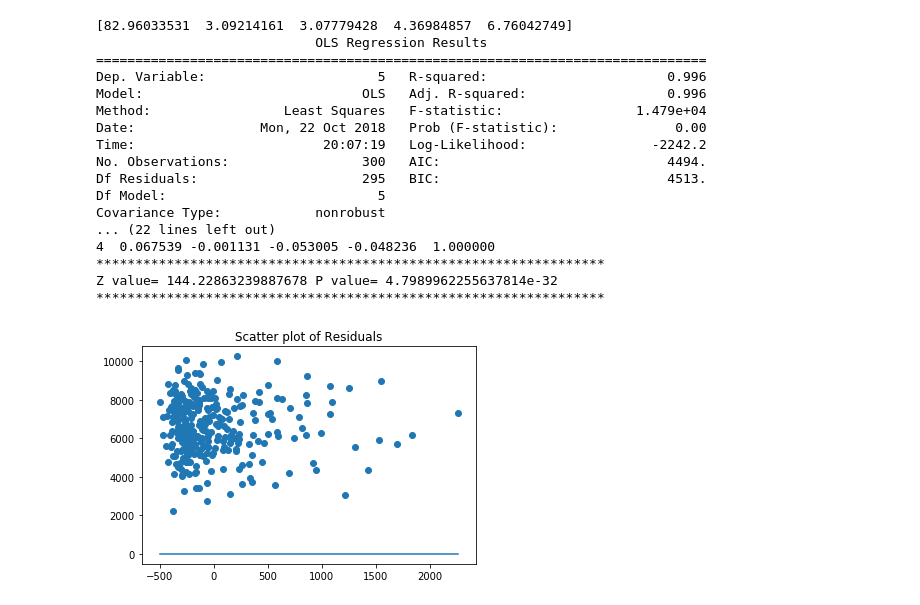
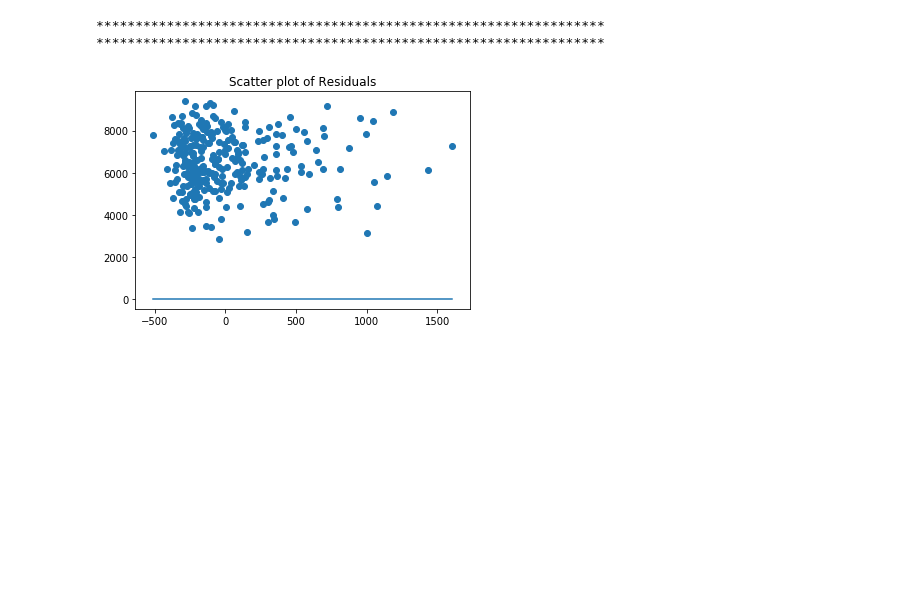
Before and after one commit to kalyanghosh/Linear-Multivariable-Regression, a Jupyter notebook: code/Project2.ipynb, the cells around one changed output. Drawn from its saved outputs; the diff is of its cells as text; code cells hidden in the pictures; blank space fills up the shorter version.

```diff
--- a/code/Project2.ipynb
+++ b/code/Project2.ipynb
@@ -289,6 +301,21 @@ class Multivariate_Linear_Regression:
         data=pd.read_csv(file_to_open,skiprows=None,header=None)
         df = pd.DataFrame(data)
 
+
+        Q1 = df.quantile(0.25)
+        Q3 = df.quantile(0.75)
+        IQR = Q3 - Q1 #interquartile range for the values of all the variables
+
+        #print ("Interquartile Ranges")
+        #print(IQR)
+
+        #print ("***************************************")
+        #print ("Removing outliers")
+
+        #print (df.shape)
+        df = df[~((df < (Q1 - 1.5 * IQR)) |(df > (Q3 + 1.5 * IQR))).any(axis=1)]
+        #print (df.shape)
+
         X=df.iloc[:,[0,1,2,3,4]]
         X1 = df.iloc[:,0]
         X2 = df.iloc[:,1]
@@ -298,25 +325,32 @@ class Multivariate_Linear_Regression:
         Y = df.iloc[:,5]
 
         # 3.1
-        clf = linear_model.LinearRegression()
-        clf.fit(X, Y)
+        clf = linear_model.LinearRegression(fit_intercept=True)
+        clf.fit(X,Y)
         beta=clf.coef_
         beta_intercept=clf.intercept_
-        print (beta)
+        #print ("Intercept=",beta_intercept,"Coeffecients=",beta)
 
         clf1=sm.OLS(Y,X)
-        clf2=clf1.fit()
-        print (clf2.summary())
+        clf2=clf1.fit(fit_intercept=True)
+        #print (clf2.summary())
+
+
+        ##############################################################
 
 
         #print('Coeffecients: \n', beta)
         Y_hat=beta_intercept+beta[0]*X1+beta[1]*X2+beta[2]*X3+beta[3]*X4+beta[4]*X5
         e_i=pd.DataFrame(Y_hat-Y)
         error_variance=e_i.var()
-        #print (error_variance)
+        #print ("Error Varaince = ",error_variance)
+        e_i_squared=(e_i**2)
+        e_i_squared_sum=(e_i_squared.sum())
+        n=e_i_squared.count()
+        #print (e_i_squared_sum/(n-1))
 
         #3.2 calculate the p values, R^2, F value and the correlation matrix
-        print (X.corr())
+        #print (df.corr())
         # going by the p -values we can treat these params as non zero
         # since the R squared values is also close to 1, we can assume that the fit is good
         # since F is also very high, we reject the Null Hypothesis
@@ -325,49 +359,37 @@ class Multivariate_Linear_Regression:
         #3.3 Q-Q plots
 
         res = clf2.resid # residuals
         #fig = sm.qqplot(res,stats.distributions.norm)
-
+        #plt.show()
+        #plt.title("Q-Q Plot of Residuals")
 
         #Histogram of residuals
+        #res.hist()
+        #plt.title("Histogram of Residuals")
         residuals = sorted(clf2.resid) # Just in case it isn't sorted
         normal_distribution = stats.norm.pdf(residuals, np.mean(residuals), np.std(residuals))
         plt.plot(residuals, normal_distribution)
         plt.show
-        #plt.title("Histogram of Residuals")
+        plt.title("Residuals against a Normal Curve")
 
         #performing a chi-squared test
         z,pval = stats.normaltest(residuals)
 
         print ("*****************************************************************")
-        print ("Z value=",z,"P value=",pval)
+        #print ("Z value=",z,"P value=",pval)
         print ("*****************************************************************")
 
         # plot the scatterplot of residuals
         plt.scatter(residuals,Y_hat)
         plt.title('Scatter plot of Residuals')
 
 
 
 
 
 obj=Multivariate_Linear_Regression(file_to_open)
 obj.linear_multivariate_regression()
 # %% [output]
-[82.96033531  3.09214161  3.07779428  4.36984857  6.76042749]
-                            OLS Regression Results
-==============================================================================
-Dep. Variable:                      5   R-squared:                       0.996
-Model:                            OLS   Adj. R-squared:                  0.996
-Method:                 Least Squares   F-statistic:                 1.479e+04
-Date:                Mon, 22 Oct 2018   Prob (F-statistic):               0.00
-Time:                        20:07:19   Log-Likelihood:                -2242.2
-No. Observations:                 300   AIC:                             4494.
-Df Residuals:                     295   BIC:                             4513.
-Df Model:                           5
-Covariance Type:            nonrobust
-... (22 lines left out)
-4  0.067539 -0.001131 -0.053005 -0.048236  1.000000
 *****************************************************************
-Z value= 144.22863239887678 P value= 4.7989962255637814e-32
 *****************************************************************
-[figure, old version]
+[figure, new version]
```
Also changed, not shown: parts of 2 cells of this notebook.
